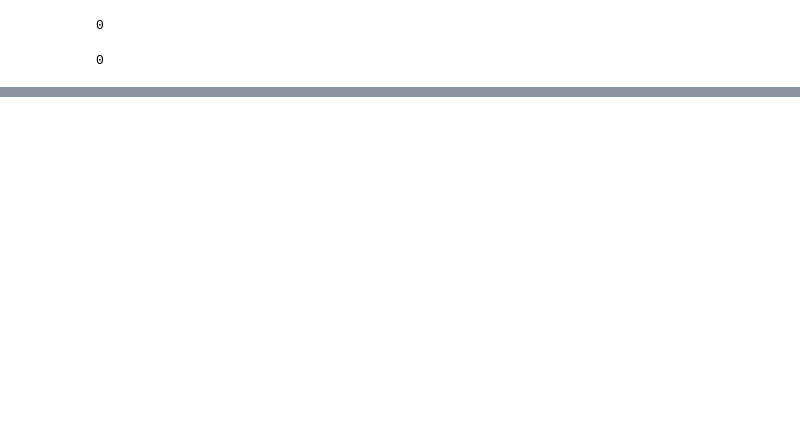
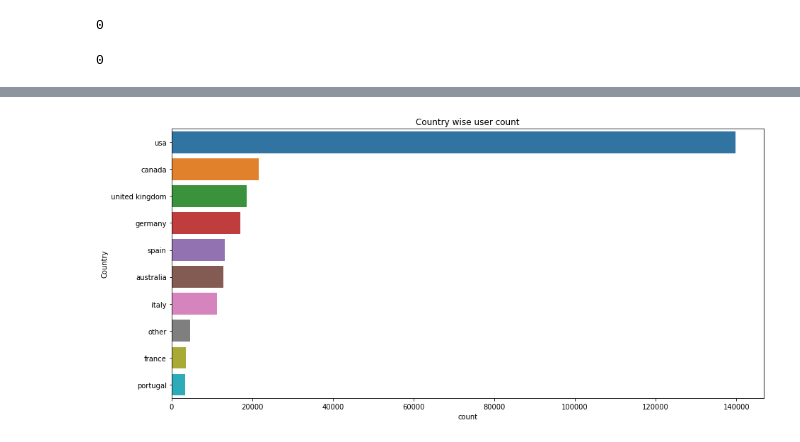
Before and after one commit to Umesh1307/Book-Recommendation-System, a Jupyter notebook: Books_Recommendation_System.ipynb, the cells around one changed output, grey strips where cells are left out. Cells and saved outputs as stored; diff of their text form; code cells hidden in the pictures; blank space fills up the shorter version.

```diff
--- a/Books_Recommendation_System.ipynb
+++ b/Books_Recommendation_System.ipynb
@@ -137,0 +202,3 @@ user_df['Location'].isnull().sum()
+# %%
+for i in user_df:
+    user_df['Country']=user_df.Location.str.extract(r'\,+\s?(\w*\s?\w*)\"*$')
@@ -137,0 +210,3 @@ user_df['Location'].isnull().sum()
+# %%
+# Now we can drop the location column
+user_df=user_df.drop('Location',axis=1)
@@ -137,0 +220,2 @@ user_df['Location'].isnull().sum()
+# %%
+user_df['Country']=user_df['Country'].astype('str')
@@ -137,0 +231,10 @@ user_df['Location'].isnull().sum()
+# %%
+user_df['Country'].replace(['','01776','02458','19104','23232','30064','85021','87510','alachua','america','austria','autralia','cananda','geermany','italia','united kindgonm','united sates','united staes','united state','united states','us'],
+                           ['other','usa','usa','usa','usa','usa','usa','usa','usa','usa','australia','australia','canada','germany','italy','united kingdom','usa','usa','usa','usa','usa'],inplace=True)
+# %%
+plt.figure(figsize=(15,7))
+sns.countplot(y='Country',data=user_df,order=pd.value_counts(user_df['Country']).iloc[:10].index)
+plt.title('Country wise user count')
+plt.show()
+# %% [output]
+[figure, added]
```
Also changed, not shown: parts of 53 cells of this notebook.
